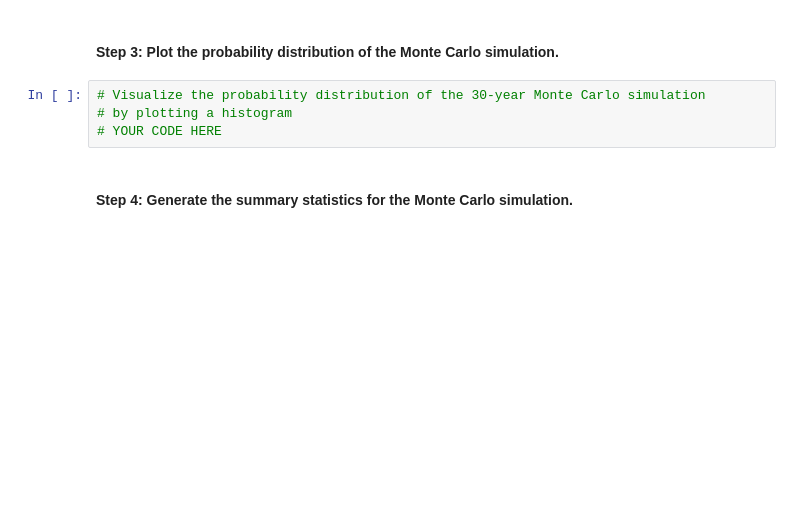
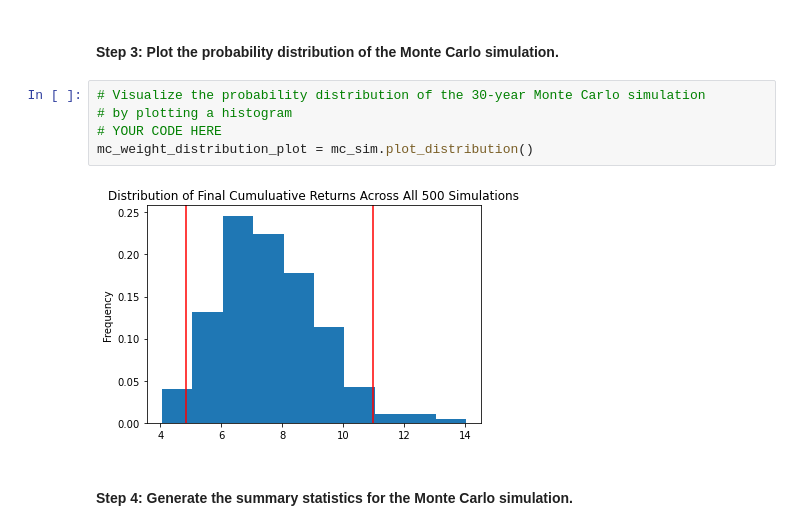
Before and after one commit to saeedraghib/m05_challenge_01A, a Jupyter notebook: sr_financial_planning_tools.ipynb, the cells around one changed output. Drawn from its saved outputs; the diff is of its cells as text; blank space fills up the shorter version.

```diff
--- a/sr_financial_planning_tools.ipynb
+++ b/sr_financial_planning_tools.ipynb
@@ -468,7 +579,10 @@ In this section, you’ll use the MCForecastTools library to create a Monte Carl
 # %%
 # Visualize the probability distribution of the 30-year Monte Carlo simulation
 # by plotting a histogram
 # YOUR CODE HERE
+mc_weight_distribution_plot = mc_sim.plot_distribution()
+# %% [output]
+[figure, added]
 # %% [markdown]
 #### Step 4: Generate the summary statistics for the Monte Carlo simulation.
 # %%
```
Also changed, not shown: parts of 25 cells of this notebook.
